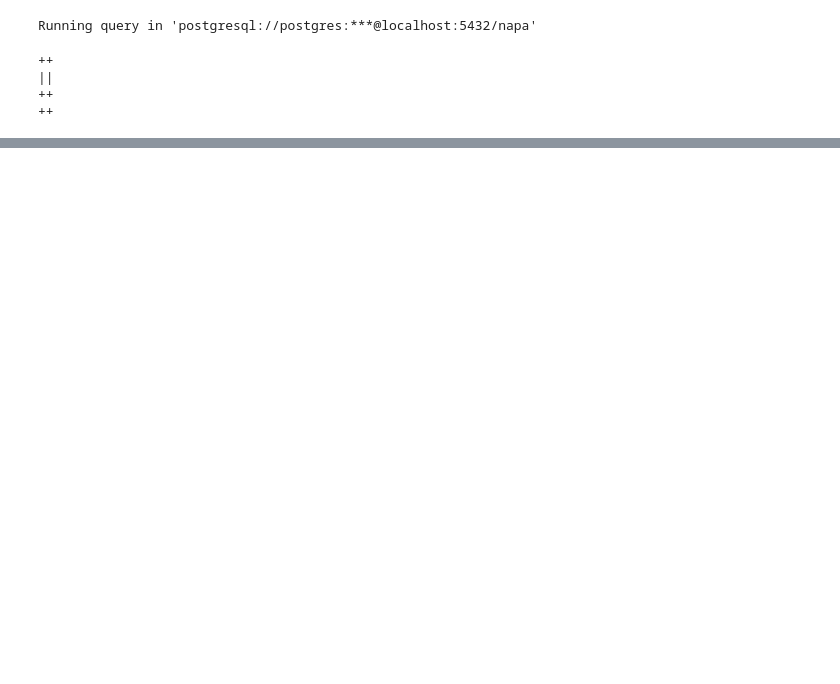
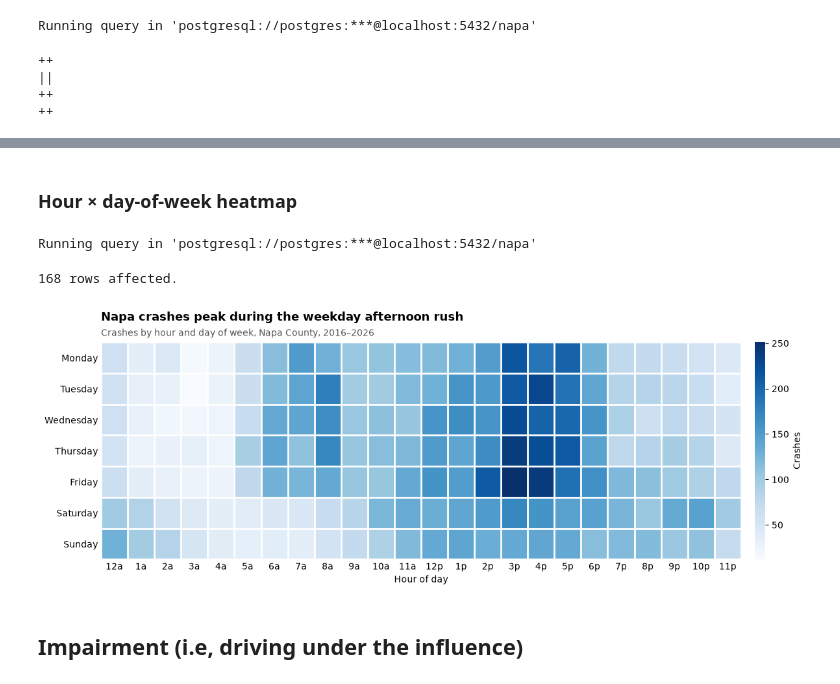
Before and after one commit to cillam/napa_crashes, a Jupyter notebook: napa_crash_analysis.ipynb, the cells around one changed output, grey strips where cells are left out. Saved outputs shown, nothing was run; the diff lists cells and outputs as text; code cells hidden in the pictures; blank space fills up the shorter version.

```diff
--- a/napa_crash_analysis.ipynb
+++ b/napa_crash_analysis.ipynb
@@ -702,0 +740,53 @@ Running query in 'postgresql://postgres:***@localhost:5432/napa'
+# %% [markdown]
+### Hour × day-of-week heatmap
+# %%
+%%sql time_of_day <<
+
+SELECT day_of_week, hour, COUNT(*)
+FROM crash_detail_view
+GROUP BY day_of_week, hour
+# %% [output]
+Running query in 'postgresql://postgres:***@localhost:5432/napa'
+168 rows affected.
+# %%
+days_of_the_week = ['Monday', 'Tuesday', 'Wednesday', 'Thursday', 'Friday', 'Saturday', 'Sunday']
+time_of_day_df = pd.DataFrame(time_of_day)
+time_of_day_pivot= time_of_day_df.pivot(index='day_of_week', columns='hour', values='count')
+time_of_day_pivot = time_of_day_pivot.reindex(days_of_the_week)
+# %%
+hour_of_day = list(time_of_day_pivot.columns)
+hour_labels = ["12a" if h == 0 else f"{h}a" if h < 12 else "12p" if h == 12 else f"{h-12}p"
+               for h in hour_of_day]
+
+fig, ax = plt.subplots(figsize=(12, 4.5))
+im = ax.imshow(time_of_day_pivot, cmap="Blues", aspect="auto")
+
+ax.set_xticks(range(len(hour_of_day)), labels=hour_labels)
+ax.set_yticks(range(len(days_of_the_week)), labels=days_of_the_week)
+ax.tick_params(length=0)
+
+# White lines between cells
+ax.set_xticks(np.arange(-0.5, len(hour_of_day)), minor=True)
+ax.set_yticks(np.arange(-0.5, len(days_of_the_week)), minor=True)
+ax.grid(which="minor", color="white", linewidth=2)
+ax.tick_params(which="minor", length=0)
+for spine in ax.spines.values():
+    spine.set_visible(False)
+
+cbar = fig.colorbar(im, ax=ax, fraction=0.025, pad=0.02)
+cbar.set_label("Crashes")
+cbar.outline.set_visible(False)
+
+ax.set_xlabel("Hour of day")
+ax.set_title("Napa crashes peak during the weekday afternoon rush", loc="left",
+             fontsize=13, fontweight="bold", pad=24)
+ax.text(0, 1.03, "Crashes by hour and day of week, Napa County, 2016–2026",
+        transform=ax.transAxes, fontsize=10, color="#555")
+
+plt.tight_layout()
+plt.savefig("visualizations/hero_heatmap.png", dpi=150, bbox_inches="tight")
+plt.show()
+# %% [output]
+[figure, added]
+# %% [markdown]
+## Impairment (i.e, driving under the influence)
```
Also changed, not shown: parts of 30 cells of this notebook, 2 other files.
